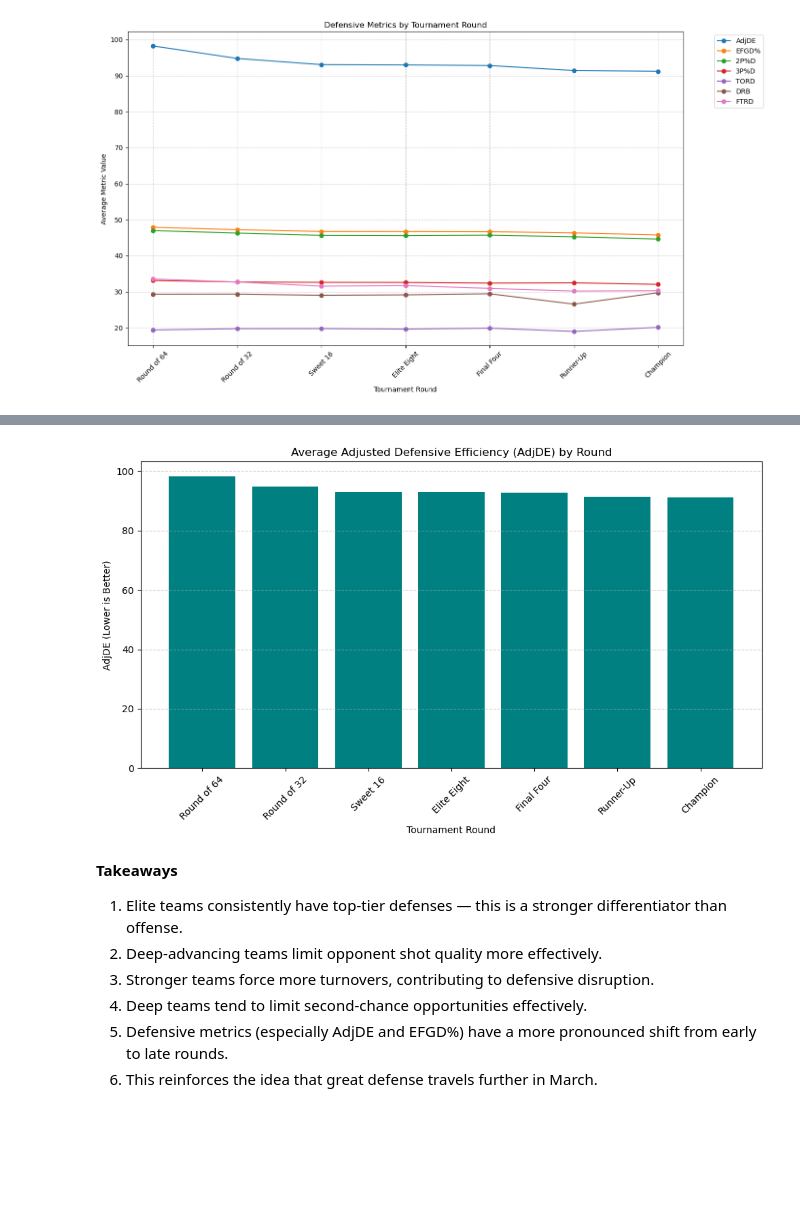
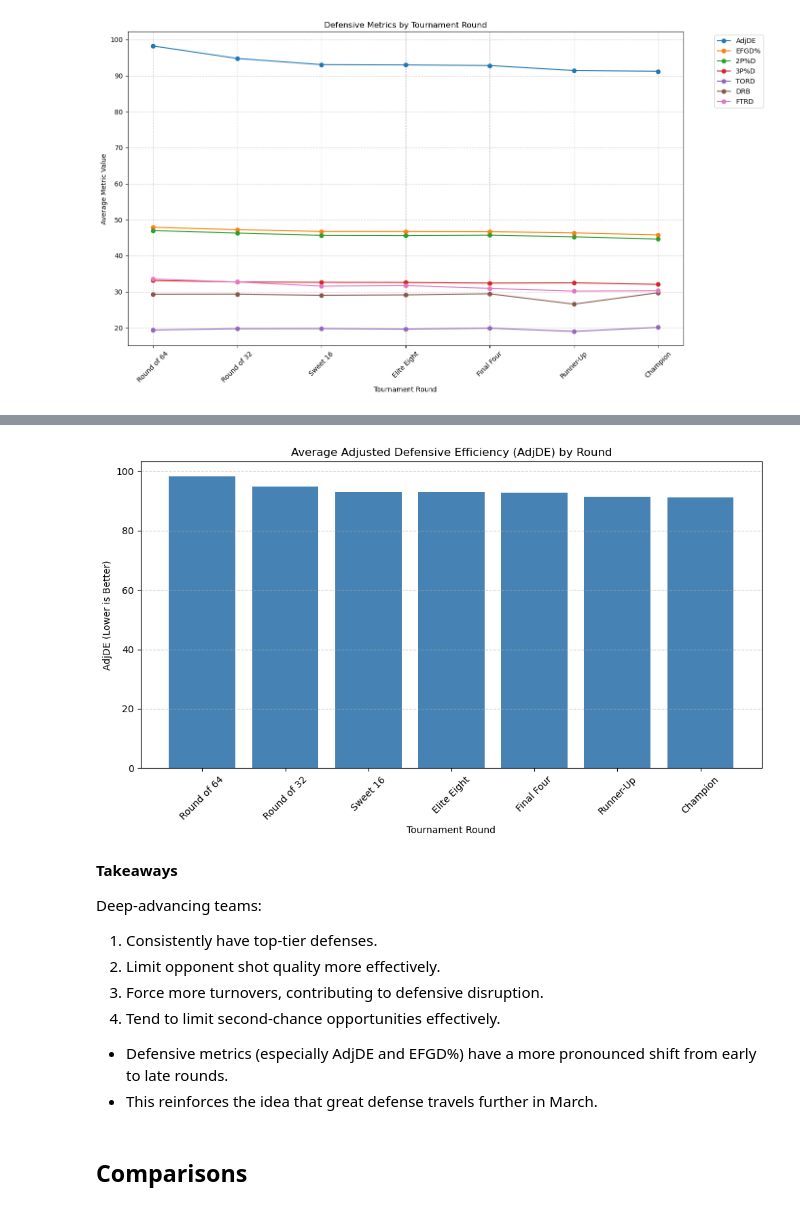
Before and after one commit to makennavick/march-madness-project, a Jupyter notebook: March_Madness_Analysis.ipynb, the cells around one changed output, grey strips where cells are left out. Drawn from its saved outputs; the diff is of its cells as text; code cells hidden in the pictures; blank space fills up the shorter version.

```diff
--- a/March_Madness_Analysis.ipynb
+++ b/March_Madness_Analysis.ipynb
@@ -295,0 +356,18 @@ plt.show()
+# %%
+# Drop missing and fix type for Round Name
+round_def_avg = round_def_avg.dropna(subset=['Round Name'])
+round_def_avg['Round Name'] = round_def_avg['Round Name'].astype(str)
+
+# Plot multiple defensive metrics
+plt.figure(figsize=(14, 8))
+for metric in ['EFGD%', '2P%D', '3P%D', 'TORD', 'DRB', 'FTRD']:
+    plt.plot(round_def_avg['Round Name'], round_def_avg[metric], marker='o', label=metric)
+
+plt.title('Defensive Metrics by Tournament Round')
+plt.xlabel('Tournament Round')
+plt.ylabel('Average Metric Value')
+plt.xticks(rotation=45)
+plt.grid(True, linestyle='--', alpha=0.6)
+plt.legend(bbox_to_anchor=(1.05, 1), loc='upper left')
+plt.tight_layout()
+plt.show()
@@ -296,21 +382,25 @@ plt.show()
 # %%
 #Bar chart comparing average AdjDE by Round
 plt.figure(figsize=(10,6))
-plt.bar(round_def_avg['Round Name'], round_def_avg['AdjDE'], color='teal')
+plt.bar(round_def_avg['Round Name'], round_def_avg['AdjDE'], color='steelblue')
 plt.title('Average Adjusted Defensive Efficiency (AdjDE) by Round')
 plt.ylabel('AdjDE (Lower is Better)')
 plt.xlabel('Tournament Round')
 plt.xticks(rotation=45)
 plt.grid(axis='y', linestyle='--', alpha=0.6)
 plt.tight_layout()
 plt.show()
 # %% [output]
-[figure, old version]
+[figure, new version]
 # %% [markdown]
 **Takeaways**
-1. Elite teams consistently have top-tier defenses — this is a stronger differentiator than offense.
-2. Deep-advancing teams limit opponent shot quality more effectively.
-3. Stronger teams force more turnovers, contributing to defensive disruption.
-4. Deep teams tend to limit second-chance opportunities effectively.
-5. Defensive metrics (especially AdjDE and EFGD%) have a more pronounced shift from early to late rounds.
-6. This reinforces the idea that great defense travels further in March.
+
+Deep-advancing teams:
+1. Consistently have top-tier defenses.
+2. Limit opponent shot quality more effectively.
+3. Force more turnovers, contributing to defensive disruption.
+4. Tend to limit second-chance opportunities effectively.
+- Defensive metrics (especially AdjDE and EFGD%) have a more pronounced shift from early to late rounds.
+- This reinforces the idea that great defense travels further in March.
+# %% [markdown]
+## **Comparisons**
```
Also changed, not shown: parts of 30 cells of this notebook.
